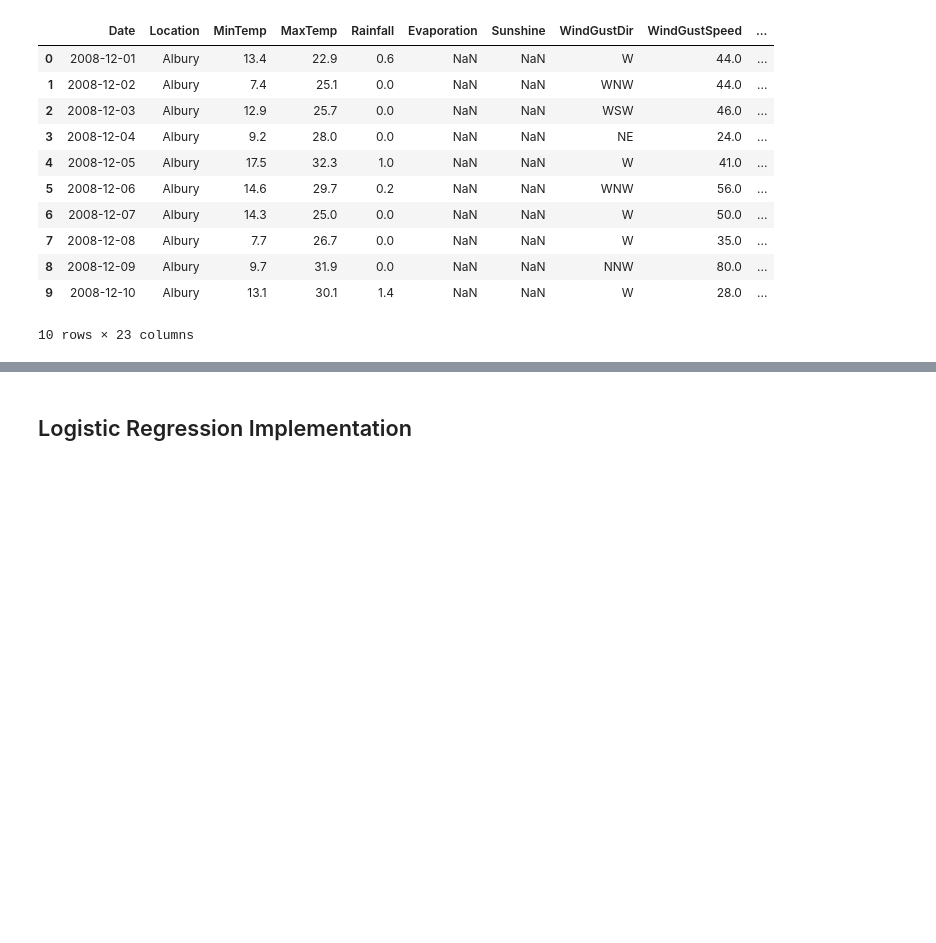
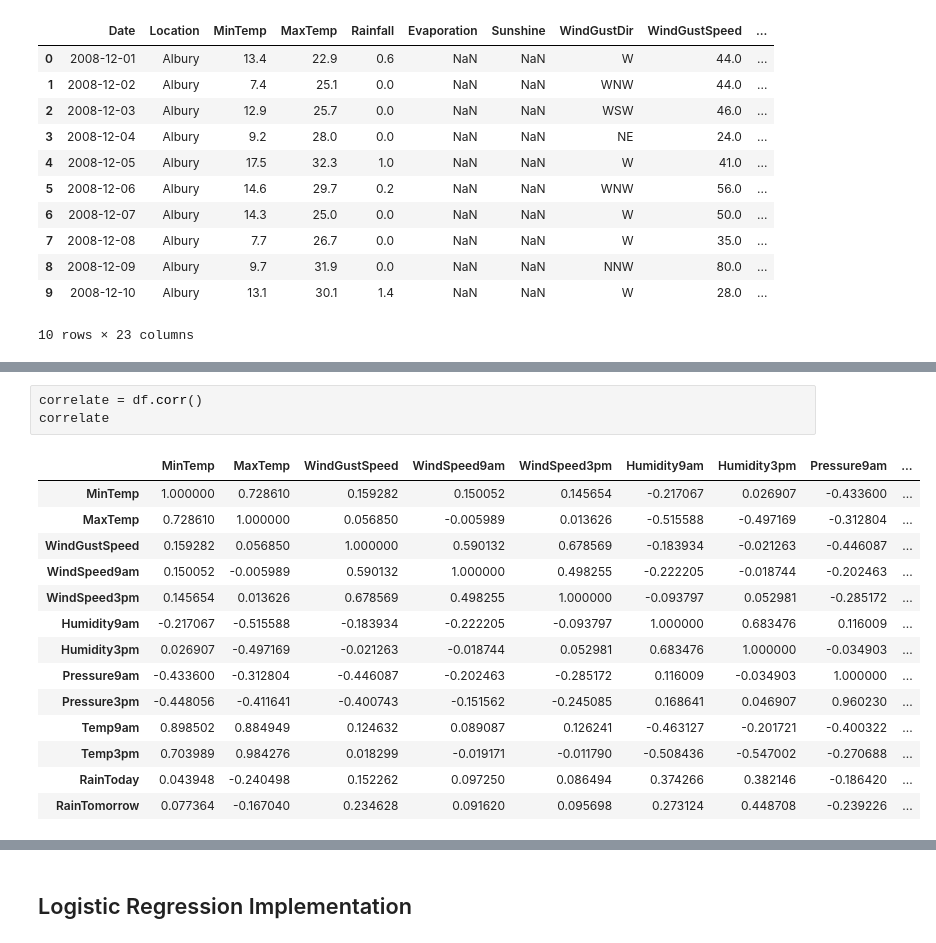
Before and after one commit to abbycarr/DS4400-ML-Rain, a Jupyter notebook: RainNotebook.ipynb, the cells around one changed output, grey strips where cells are left out. Saved outputs shown, nothing was run; the diff lists cells and outputs as text; blank space fills up the shorter version.

```diff
--- a/RainNotebook.ipynb
+++ b/RainNotebook.ipynb
@@ -60,0 +118,18 @@ df.describe()
+# %%
+correlate = df.corr()
+correlate
+# %% [output]
+|  | MinTemp | MaxTemp | WindGustSpeed | WindSpeed9am | WindSpeed3pm | Humidity9am | Humidity3pm | Pressure9am | ... |
+| MinTemp | 1.000000 | 0.728610 | 0.159282 | 0.150052 | 0.145654 | -0.217067 | 0.026907 | -0.433600 | ... |
+| MaxTemp | 0.728610 | 1.000000 | 0.056850 | -0.005989 | 0.013626 | -0.515588 | -0.497169 | -0.312804 | ... |
+| WindGustSpeed | 0.159282 | 0.056850 | 1.000000 | 0.590132 | 0.678569 | -0.183934 | -0.021263 | -0.446087 | ... |
+| WindSpeed9am | 0.150052 | -0.005989 | 0.590132 | 1.000000 | 0.498255 | -0.222205 | -0.018744 | -0.202463 | ... |
+| WindSpeed3pm | 0.145654 | 0.013626 | 0.678569 | 0.498255 | 1.000000 | -0.093797 | 0.052981 | -0.285172 | ... |
+| Humidity9am | -0.217067 | -0.515588 | -0.183934 | -0.222205 | -0.093797 | 1.000000 | 0.683476 | 0.116009 | ... |
+| Humidity3pm | 0.026907 | -0.497169 | -0.021263 | -0.018744 | 0.052981 | 0.683476 | 1.000000 | -0.034903 | ... |
+| Pressure9am | -0.433600 | -0.312804 | -0.446087 | -0.202463 | -0.285172 | 0.116009 | -0.034903 | 1.000000 | ... |
+| Pressure3pm | -0.448056 | -0.411641 | -0.400743 | -0.151562 | -0.245085 | 0.168641 | 0.046907 | 0.960230 | ... |
+| Temp9am | 0.898502 | 0.884949 | 0.124632 | 0.089087 | 0.126241 | -0.463127 | -0.201721 | -0.400322 | ... |
+| Temp3pm | 0.703989 | 0.984276 | 0.018299 | -0.019171 | -0.011790 | -0.508436 | -0.547002 | -0.270688 | ... |
+| RainToday | 0.043948 | -0.240498 | 0.152262 | 0.097250 | 0.086494 | 0.374266 | 0.382146 | -0.186420 | ... |
+| RainTomorrow | 0.077364 | -0.167040 | 0.234628 | 0.091620 | 0.095698 | 0.273124 | 0.448708 | -0.239226 | ... |
```
Also changed, not shown: parts of 23 cells of this notebook.
